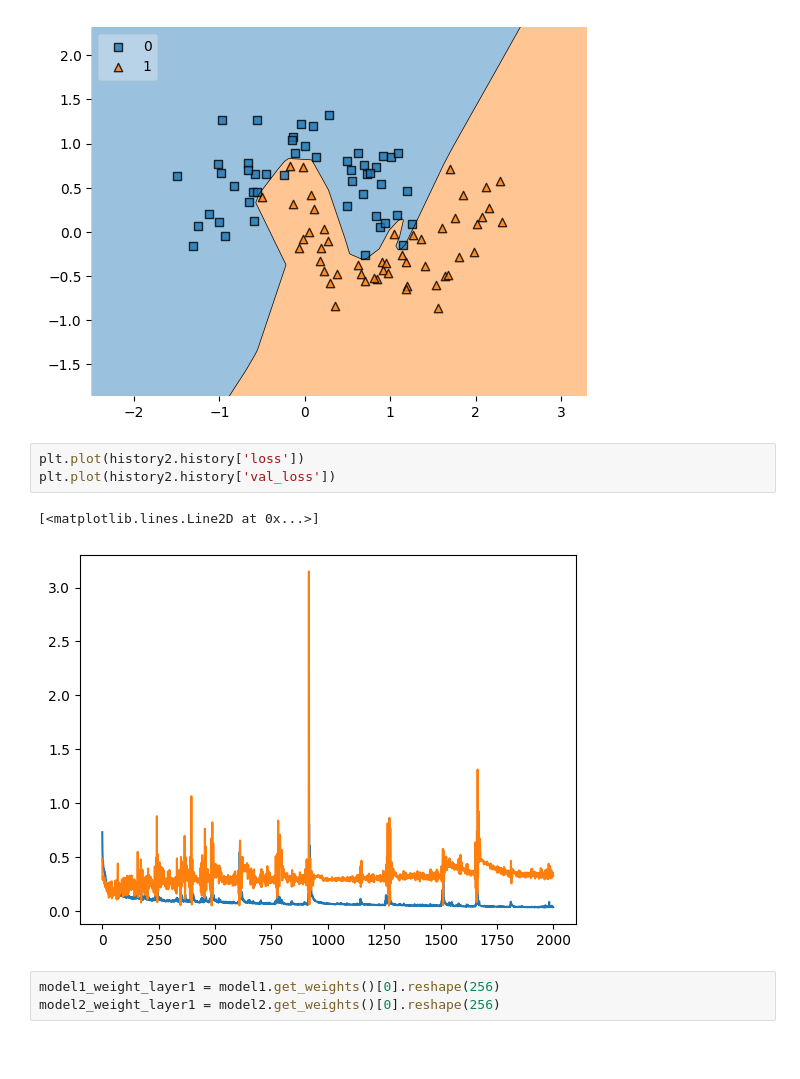
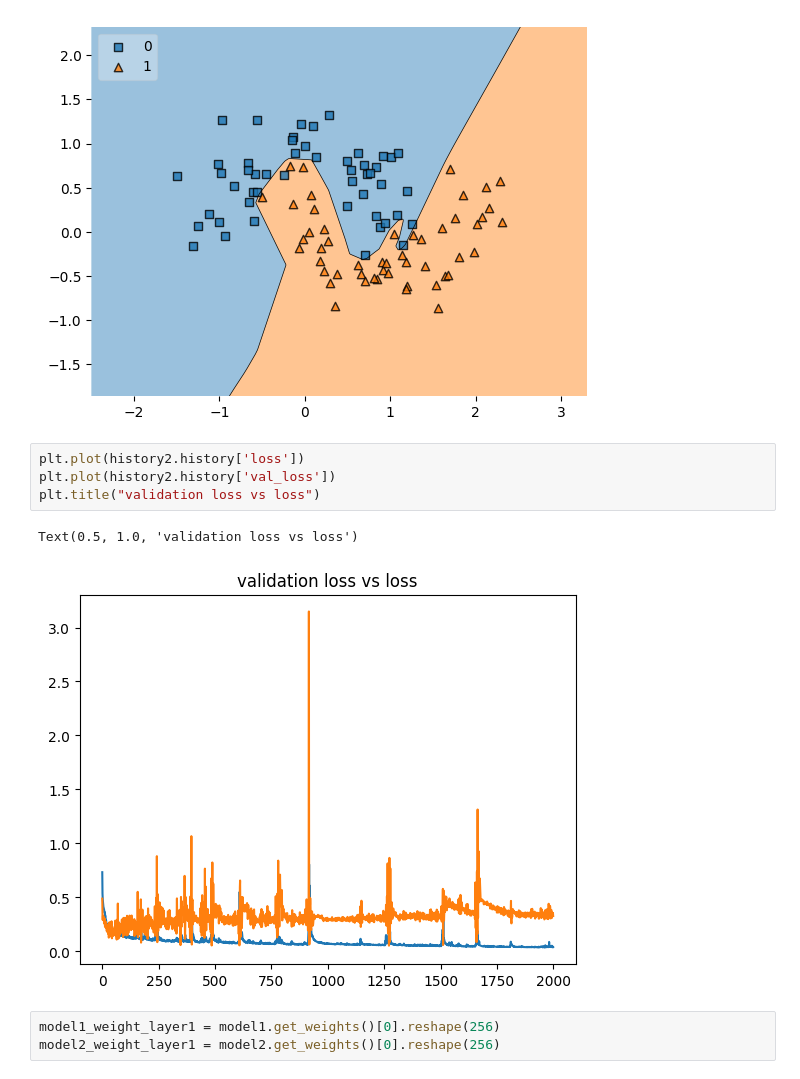
Before and after one commit to tarupathak30/Deep-Learning-, a Jupyter notebook: improving_neural_network/regularization.ipynb, the cells around one changed output. Drawn from its saved outputs; the diff is of its cells as text; blank space fills up the shorter version.

```diff
--- a/improving_neural_network/regularization.ipynb
+++ b/improving_neural_network/regularization.ipynb
@@ -92,9 +92,10 @@ plt.show()
 # %%
 plt.plot(history2.history['loss'])
 plt.plot(history2.history['val_loss'])
+plt.title("validation loss vs loss")
 # %% [output]
-[<matplotlib.lines.Line2D at 0x...>]
+Text(0.5, 1.0, 'validation loss vs loss')
-[figure, old version]
+[figure, new version]
 # %%
 model1_weight_layer1 = model1.get_weights()[0].reshape(256)
 model2_weight_layer1 = model2.get_weights()[0].reshape(256)
```
